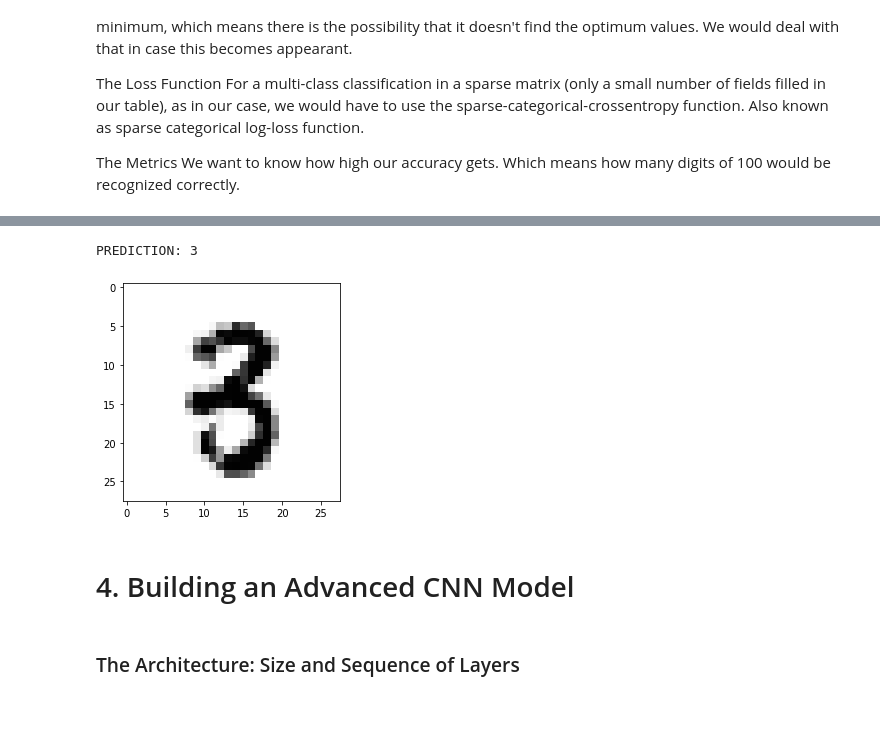
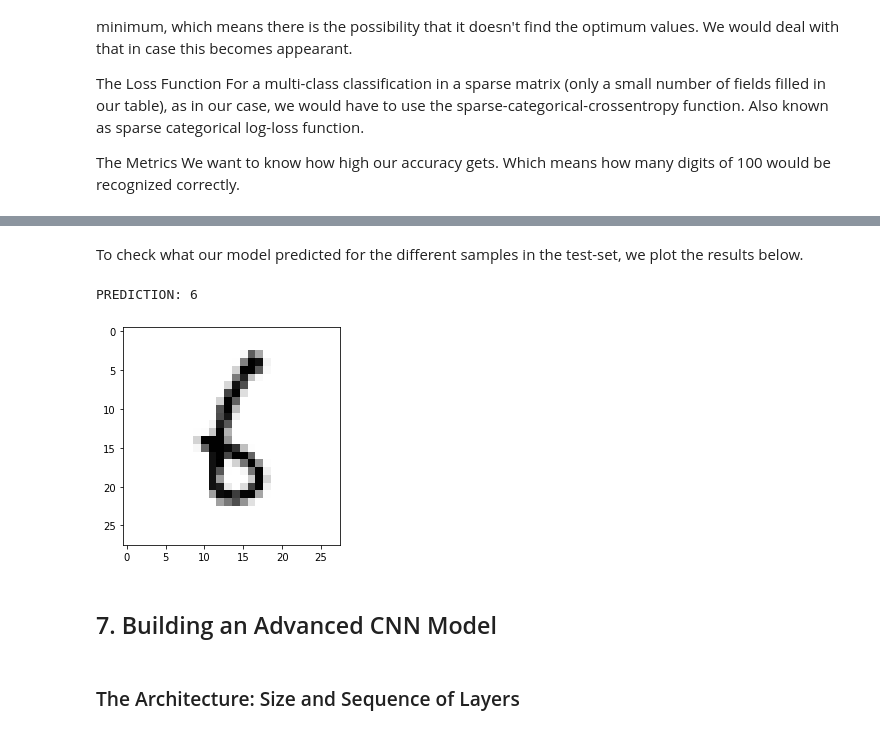
Before and after one commit to fkosse/bootcamp_projects, a Jupyter notebook: deep_learning/deep_learning.ipynb, the cells around one changed output, grey strips where cells are left out. Drawn from its saved outputs; the diff is of its cells as text; code cells hidden in the pictures.

```diff
--- a/deep_learning/deep_learning.ipynb
+++ b/deep_learning/deep_learning.ipynb
@@ -318,15 +349,17 @@ m.evaluate(X_test, y_test)
+# %% [markdown]
+To check what our model predicted for the different samples in the test-set, we plot the results below.
 # %%
 # getting an image and checking the prediction
-image_index = 2853
+image_index = 1888
 plt.imshow(X_test[image_index].reshape(28, 28),cmap='Greys')
 predict = X_test[image_index].reshape(28,28)
 pred = m.predict(X_test[image_index].reshape(1,784))
 print('PREDICTION:', pred.argmax())
 # %% [output]
-PREDICTION: 3
+PREDICTION: 6
-[figure, old version]
+[figure, new version]
 # %% [markdown]
-# 4.  Building an Advanced CNN Model
+## 7.  Building an Advanced CNN Model
 # %% [markdown]
 ### The Architecture: Size and Sequence of Layers
 # %% [markdown]
```
Also changed, not shown: parts of 31 cells of this notebook, 2 other files.
